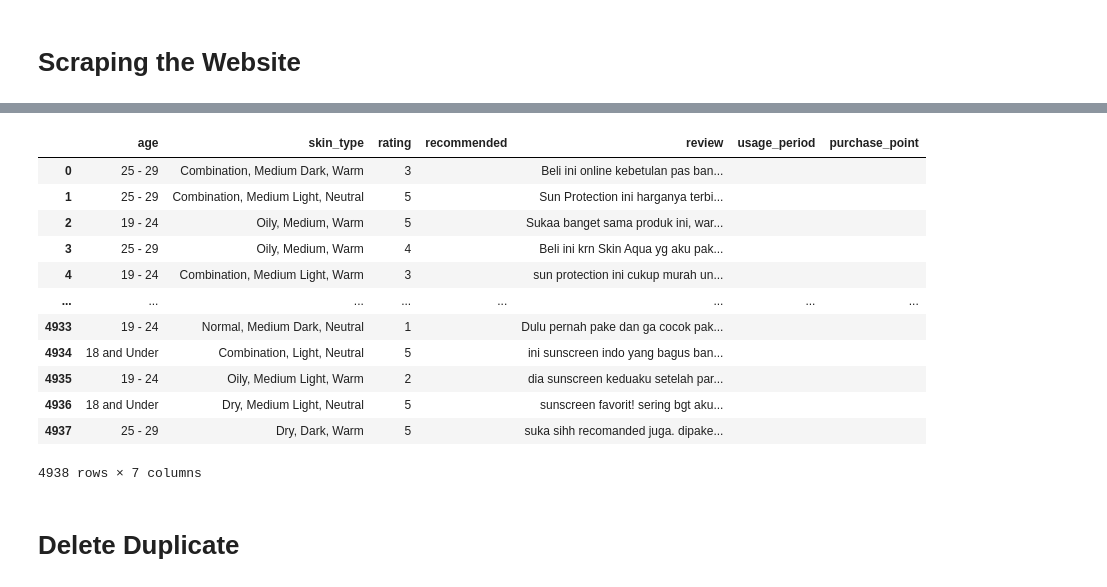
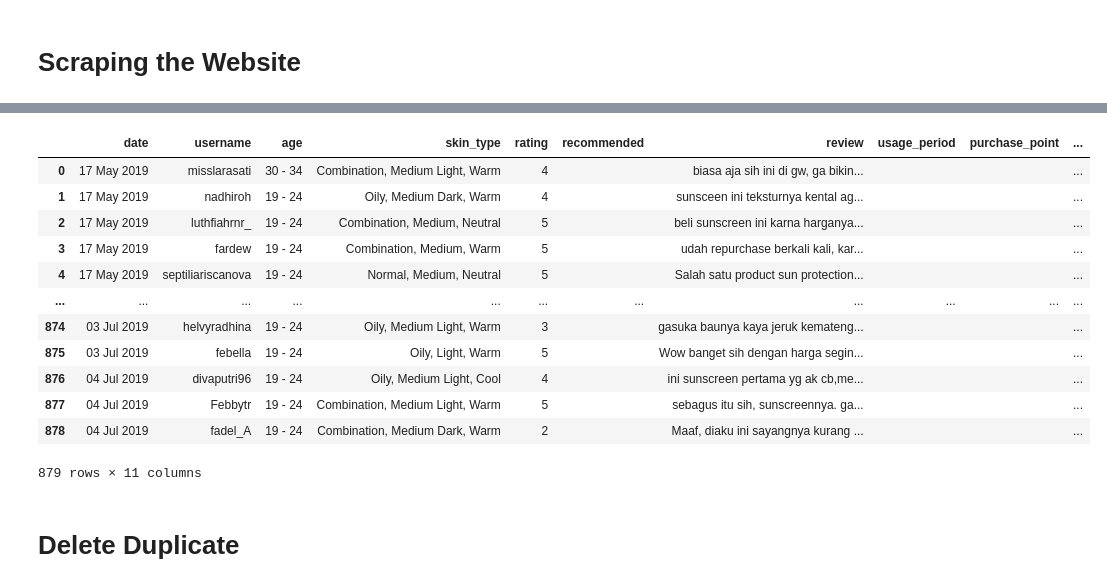
Before and after one commit to ayukrisn/notebook, a Jupyter notebook: bigdata.ipynb, the cells around one changed output, grey strips where cells are left out. Cells and saved outputs as stored; diff of their text form; code cells hidden in the pictures.

```diff
--- a/bigdata.ipynb
+++ b/bigdata.ipynb
@@ -69,8 +65,9 @@ import time
 # Scraping the Website
 # %%
 # URL Ulasan dari Female Daily
-base_url = "https://reviews.femaledaily.com/products/moisturizer/sun-protection-1/emina/sun-protection-spf-30-pa?cat=&cat_id=0&age_range=&skin_type=&skin_tone=&skin_undertone=&hair_texture=&hair_type=&order=newest&page={}"
-page = 1
+base_url = "https://reviews.femaledaily.com/products/moisturizer/sun-protection-1/emina/sun-protection-spf-30-pa?cat=&cat_id=0&age_range=&skin_type=&skin_tone=&skin_undertone=&hair_texture=&hair_type=&order=oldest&page={}"
+page = 412
+reviews_count = 1
 
 # Koneksi ke mongodb
 username = "ayukrisna"
@@ -82,7 +79,7 @@ uri = f"mongodb+srv://{username}:{password}@{host}/{dbname}?retryWrites=true&w=m
 try:
     client = MongoClient(uri)
     db = client[dbname]
-    collection = db['emina_review']
+    collection = db['raw_data_duplicated']
 
     print("Successfully connected to MongoDB!")
 except ConnectionFailure as e:
@@ -101,10 +98,10 @@ try:
     driver = webdriver.Chrome(service=service, options=chrome_options)
 
     #data frame
-    df_data = pd.DataFrame(columns = ['age', 'skin_type', 'rating', 'recommended', 'review','usage_period', 'purchase_point'])
+    df_data = pd.DataFrame(columns = ['date', 'username', 'age', 'skin_type', 'rating', 'recommended', 'review','usage_period', 'purchase_point', 'likes', 'comments'])
 
     # Scraping data
-    while True:
+    while (page < 500):
         # Buka URL
         url = base_url.format(page)
         driver.get(url)
@@ -127,12 +124,18 @@ try:
         reviews = list_reviews.find_all(class_='review-card')
 
         for review in reviews:
+            #date
+            date_element = review.find(class_='review-date')
+            date = date_element.get_text(strip=True) if date_element else ""
+
             #left column
             left_col = review.find(class_='review-card-col left')
+            username_element = left_col.find('p', class_='profile-username')
             age_element = left_col.find('p', class_='profile-age')
             skin_type_element = left_col.find('p', class_='profile-description')
 
-            # Extract age and skin type only if elements are found
+            # Extract username, age, and skin type only if elements are found
+            username = username_element.get_text(strip=True) if username_element else ""
             age = age_element.get_text(strip=True) if age_element else ""
             skin_type = skin_type_element.get_text(strip=True) if skin_type_element else ""
 
@@ -175,21 +178,40 @@ try:
                 if purchase_point_element:
                     purchase_point = purchase_point_element.find_next('b').get_text(strip=True)
 
+            # Likes and dislikes
+            comment_section = wrapper.find(class_='comment-section')
+            likes = ""
+            comments = ""
+            if comment_section:
+                likes_element = comment_section.find(class_= "like icon")
+                comments_element = comment_section.find(class_= "chat icon")
+
+                # Extract likes and comments only if elements are found
+                if likes_element:
+                    likes = likes_element.get_text(strip=True)
+                if comments_element:
+                    comments = comments_element.get_text(strip=True)
+
             # simpan ke frame
-            df_data.loc[len(df_data)] = [age, skin_type, rating, recommended, review_text, usage_period, purchase_point]
+            df_data.loc[len(df_data)] = [date, username, age, skin_type, rating, recommended, review_text, usage_period, purchase_point, likes, comments]
 
             #simpan ke mongodb
             review_data = {
+                'date': date,
+                'username': username,
                 'age': age,
                 'skin_type': skin_type,
                 'rating': rating,
                 'recommended': recommended,
                 'review': review_text,
                 'usage_period': usage_period,
-                'purchase_point': purchase_point
+                'purchase_point': purchase_point,
+                'likes': likes,
+                'comments': comments
             }
             collection.insert_one(review_data)
-            print("Successfully inserted the data")
+            print(f"Successfully inserted {reviews_count}-reviews")
+            reviews_count += 1
 
         # Memeriksa apakah ada button next page
         try:
@@ -207,8 +229,8 @@ except WebDriverException as e:
     print(f"WebDriverException: {e}")
 # except Exception as e:
 #     print(f"An unexpected error occurred: {e}")
-except TimeoutException:
-    print("The element was not clickable within the given time")
+# except TimeoutException:
+#     print("The element was not clickable within the given time")
 finally:
     driver.quit()
 
@@ -235,16 +257,16 @@ Successfully inserted the data
-|  | age | skin_type | rating | recommended | review | usage_period | purchase_point |
-| 0 | 25 - 29 | Combination, Medium Dark, Warm | 3 |  | Beli ini online kebetulan pas ban... |  |  |
-| 1 | 25 - 29 | Combination, Medium Light, Neutral | 5 |  | Sun Protection ini harganya terbi... |  |  |
-| 2 | 19 - 24 | Oily, Medium, Warm | 5 |  | Sukaa banget sama produk ini, war... |  |  |
-| 3 | 25 - 29 | Oily, Medium, Warm | 4 |  | Beli ini krn Skin Aqua yg aku pak... |  |  |
-| 4 | 19 - 24 | Combination, Medium Light, Warm | 3 |  | sun protection ini cukup murah un... |  |  |
-| ... | ... | ... | ... | ... | ... | ... | ... |
-| 4933 | 19 - 24 | Normal, Medium Dark, Neutral | 1 |  | Dulu pernah pake dan ga cocok pak... |  |  |
-| 4934 | 18 and Under | Combination, Light, Neutral | 5 |  | ini sunscreen indo yang bagus ban... |  |  |
-| 4935 | 19 - 24 | Oily, Medium Light, Warm | 2 |  | dia sunscreen keduaku setelah par... |  |  |
-| 4936 | 18 and Under | Dry, Medium Light, Neutral | 5 |  | sunscreen favorit! sering bgt aku... |  |  |
-| 4937 | 25 - 29 | Dry, Dark, Warm | 5 |  | suka sihh recomanded juga. dipake... |  |  |
+|  | date | username | age | skin_type | rating | recommended | review | usage_period | purchase_point | ... |
+| 0 | 17 May 2019 | misslarasati | 30 - 34 | Combination, Medium Light, Warm | 4 |  | biasa aja sih ini di gw, ga bikin... |  |  | ... |
+| 1 | 17 May 2019 | nadhiroh | 19 - 24 | Oily, Medium Dark, Warm | 4 |  | sunsceen ini teksturnya kental ag... |  |  | ... |
+| 2 | 17 May 2019 | luthfiahrnr_ | 19 - 24 | Combination, Medium, Neutral | 5 |  | beli sunscreen ini karna harganya... |  |  | ... |
+| 3 | 17 May 2019 | fardew | 19 - 24 | Combination, Medium, Warm | 5 |  | udah repurchase berkali kali, kar... |  |  | ... |
+| 4 | 17 May 2019 | septiliariscanova | 19 - 24 | Normal, Medium, Neutral | 5 |  | Salah satu product sun protection... |  |  | ... |
+| ... | ... | ... | ... | ... | ... | ... | ... | ... | ... | ... |
+| 874 | 03 Jul 2019 | helvyradhina | 19 - 24 | Oily, Medium Light, Warm | 3 |  | gasuka baunya kaya jeruk kemateng... |  |  | ... |
+| 875 | 03 Jul 2019 | febella | 19 - 24 | Oily, Light, Warm | 5 |  | Wow banget sih dengan harga segin... |  |  | ... |
+| 876 | 04 Jul 2019 | divaputri96 | 19 - 24 | Oily, Medium Light, Cool | 4 |  | ini sunscreen pertama yg ak cb,me... |  |  | ... |
+| 877 | 04 Jul 2019 | Febbytr | 19 - 24 | Combination, Medium Light, Warm | 5 |  | sebagus itu sih, sunscreennya. ga... |  |  | ... |
+| 878 | 04 Jul 2019 | fadel_A | 19 - 24 | Combination, Medium Dark, Warm | 2 |  | Maaf, diaku ini sayangnya kurang ... |  |  | ... |
-4938 rows × 7 columns
+879 rows × 11 columns
 # %% [markdown]
 # Delete Duplicate
 # %%
```
Also changed, not shown: parts of 5 cells of this notebook.
